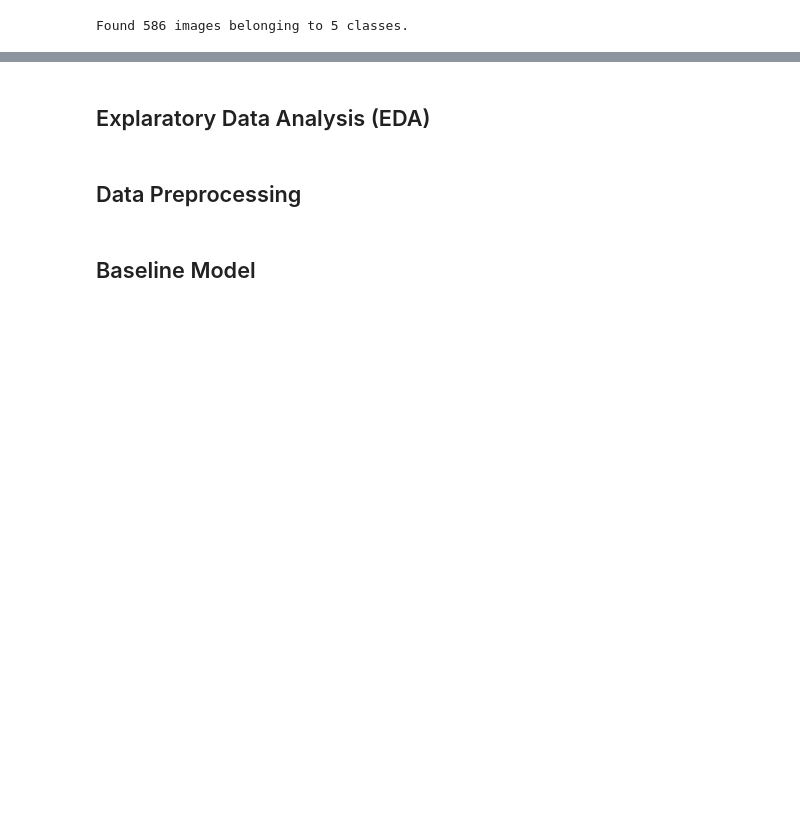
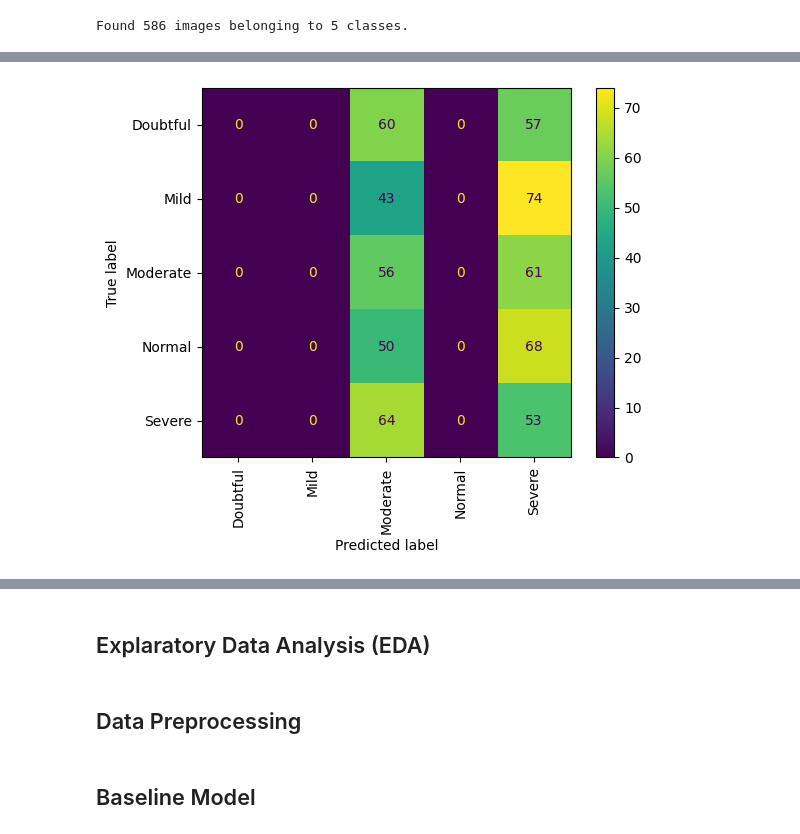
Before and after one commit to Tinnne/UTSDeepLearning, a Jupyter notebook: Number2_OsteoarthritisClassification.ipynb, the cells around one changed output, grey strips where cells are left out. Cells and saved outputs as stored; diff of their text form; code cells hidden in the pictures; blank space fills up the shorter version.

Commit message:
UPD: 3 model

```diff
--- a/Number2_OsteoarthritisClassification.ipynb
+++ b/Number2_OsteoarthritisClassification.ipynb
@@ -79,15 +100,17 @@ num_classes = 5
 # %%
-train_datagen = ImageDataGenerator(
-    rescale=1./255,
-    rotation_range=20,
-    zoom_range=0.2,
-    horizontal_flip=True
-)
-
 train_generator = train_datagen.flow_from_directory(
     train_dir,
     target_size=input_shape[:2],
     batch_size=batch_size,
-    class_mode='categorical'
+    class_mode='categorical',
+    subset='training'
 )
+
+val_generator = train_datagen.flow_from_directory(
+    train_dir,
+    target_size=input_shape[:2],
+    batch_size=batch_size,
+    class_mode='categorical',
+    subset='validation'
+)
 # %% [output]
@@ -214,0 +277,6 @@ Classification Report:
+# %%
+history = model.fit(
+    train_generator,
+    epochs=10,
+    validation_data=val_generator
+)
@@ -214,0 +304,9 @@ Classification Report:
+# %%
+test_datagen = ImageDataGenerator(rescale=1./255)
+
+test_generator = test_datagen.flow_from_directory(
+    test_dir,
+    target_size=input_shape[:2],
+    batch_size=batch_size,
+    class_mode='categorical'
+)
@@ -214,0 +349,12 @@ Classification Report:
+# %%
+from sklearn.metrics import confusion_matrix, ConfusionMatrixDisplay
+
+y_pred = model.predict(test_generator)
+y_pred_classes = np.argmax(y_pred, axis=1)
+y_true = test_generator.classes
+
+cm = confusion_matrix(y_true, y_pred_classes)
+disp = ConfusionMatrixDisplay(confusion_matrix=cm, display_labels=class_labels)
+disp.plot(xticks_rotation='vertical')
+plt.show()
+# %% [output]
@@ -214,0 +362 @@ Classification Report:
+[figure, added]
```
Also changed, not shown: parts of 19 cells of this notebook.
